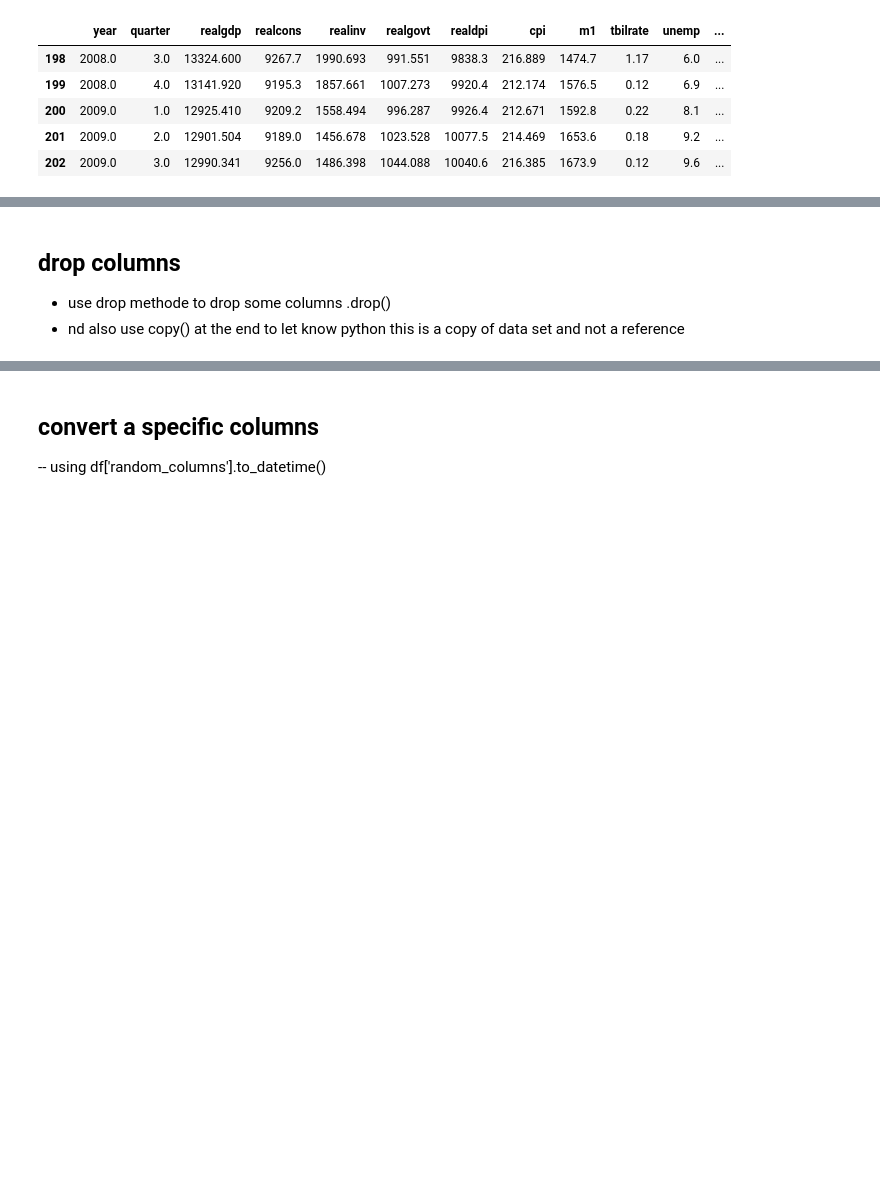
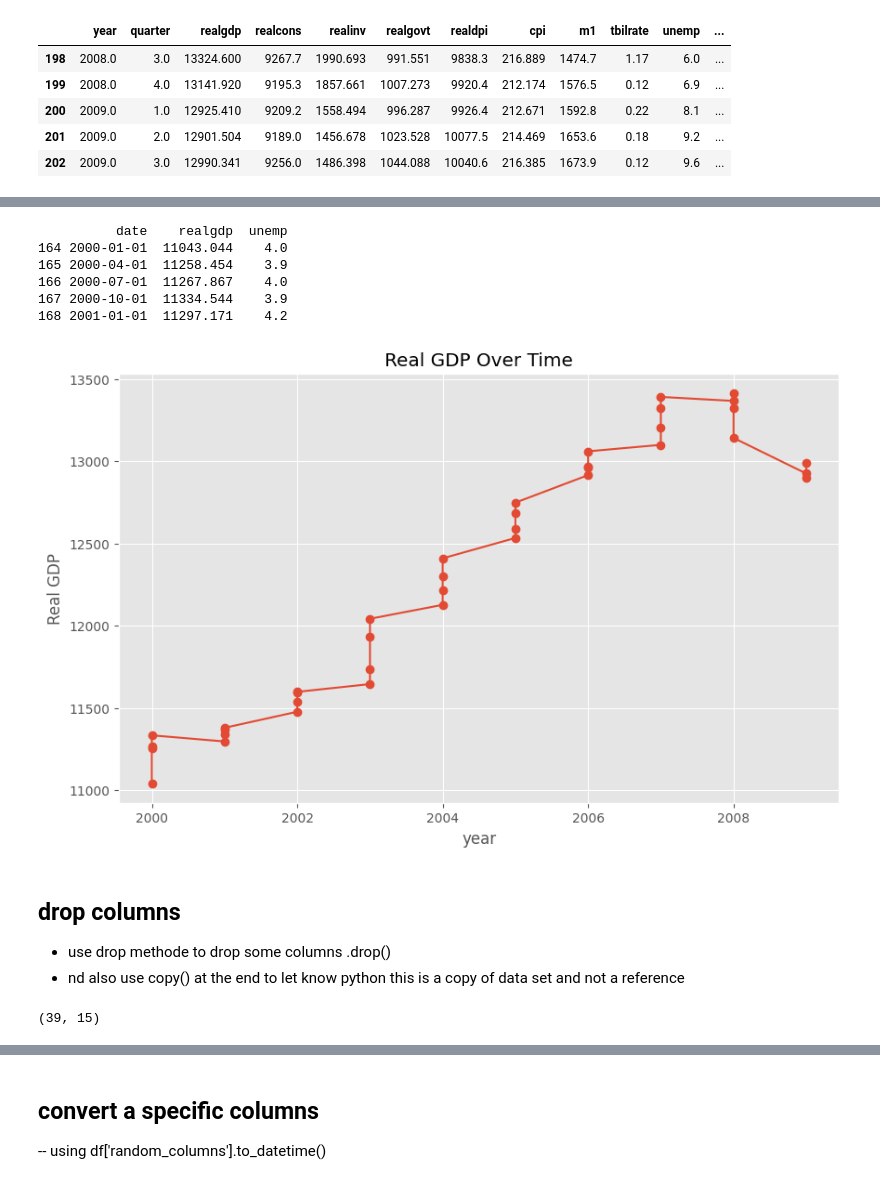
Before and after one commit to ayoub22222222/EDA_project, a Jupyter notebook: Untitled1.ipynb, the cells around one changed output, grey strips where cells are left out. Cells and saved outputs as stored; diff of their text form; code cells hidden in the pictures; blank space fills up the shorter version.

```diff
--- a/Untitled1.ipynb
+++ b/Untitled1.ipynb
@@ -14,7 +14,7 @@ print(sm.datasets.__all__)
 # %% [output]
 ['anes96', 'cancer', 'committee', 'ccard', 'copper', 'cpunish', 'elnino', 'engel', 'grunfeld', 'interest_inflation', 'longley', 'macrodata', 'modechoice', 'nile', 'randhie', 'scotland', 'spector', 'st ...
 # %%
-macro_data  = sm.datasets.macrodata.load().data
+macro_data  = sm.datasets.macrodata.load_pandas().data
 # %%
 macro_data.head()
 # %% [output]
@@ -112,3 +112,5 @@ macro_data.tail()
 | 200 | 2009.0 | 1.0 | 12925.410 | 9209.2 | 1558.494 | 996.287 | 9926.4 | 212.671 | 1592.8 | 0.22 | 8.1 | ... |
 | 201 | 2009.0 | 2.0 | 12901.504 | 9189.0 | 1456.678 | 1023.528 | 10077.5 | 214.469 | 1653.6 | 0.18 | 9.2 | ... |
 | 202 | 2009.0 | 3.0 | 12990.341 | 9256.0 | 1486.398 | 1044.088 | 10040.6 | 216.385 | 1673.9 | 0.12 | 9.6 | ... |
+# %%
+new_ecom_data = macro_data.query('year >= 2000.0').copy()
@@ -114,0 +121,5 @@ macro_data.tail()
+# %%
+new_ecom_data['year'] = new_ecom_data['year'].astype(int)
+new_ecom_data['quarter'] = new_ecom_data['quarter'].astype(int)
+# %%
+new_ecom_data['date'] = pd.PeriodIndex(new_ecom_data['year'].astype(str) + 'Q' + new_ecom_data['quarter'].astype(str), freq='Q').to_timestamp()
@@ -115,3 +146,22 @@ macro_data.tail()
+# %%
+print(new_ecom_data[['date', 'realgdp', 'unemp']].head())
+# %% [output]
+          date    realgdp  unemp
+164 2000-01-01  11043.044    4.0
+165 2000-04-01  11258.454    3.9
+166 2000-07-01  11267.867    4.0
+167 2000-10-01  11334.544    3.9
+168 2001-01-01  11297.171    4.2
+# %%
+plt.figure(figsize=(10, 6))
+plt.plot(new_ecom_data['year'], new_ecom_data['realgdp'], marker='o')
+plt.title('Real GDP Over Time')
+plt.xlabel('year')
+plt.ylabel('Real GDP')
+plt.grid(True)
+plt.show()
+# %% [output]
+[figure, added]
 # %% [markdown]
 ## drop columns
 - use drop methode to drop some columns .drop()
@@ -120,0 +171,4 @@ macro_data.drop(['m1'], axis=1)
+# %%
+new_ecom_data.shape
+# %% [output]
+(39, 15)
```
Also changed, not shown: parts of 12 cells of this notebook.
